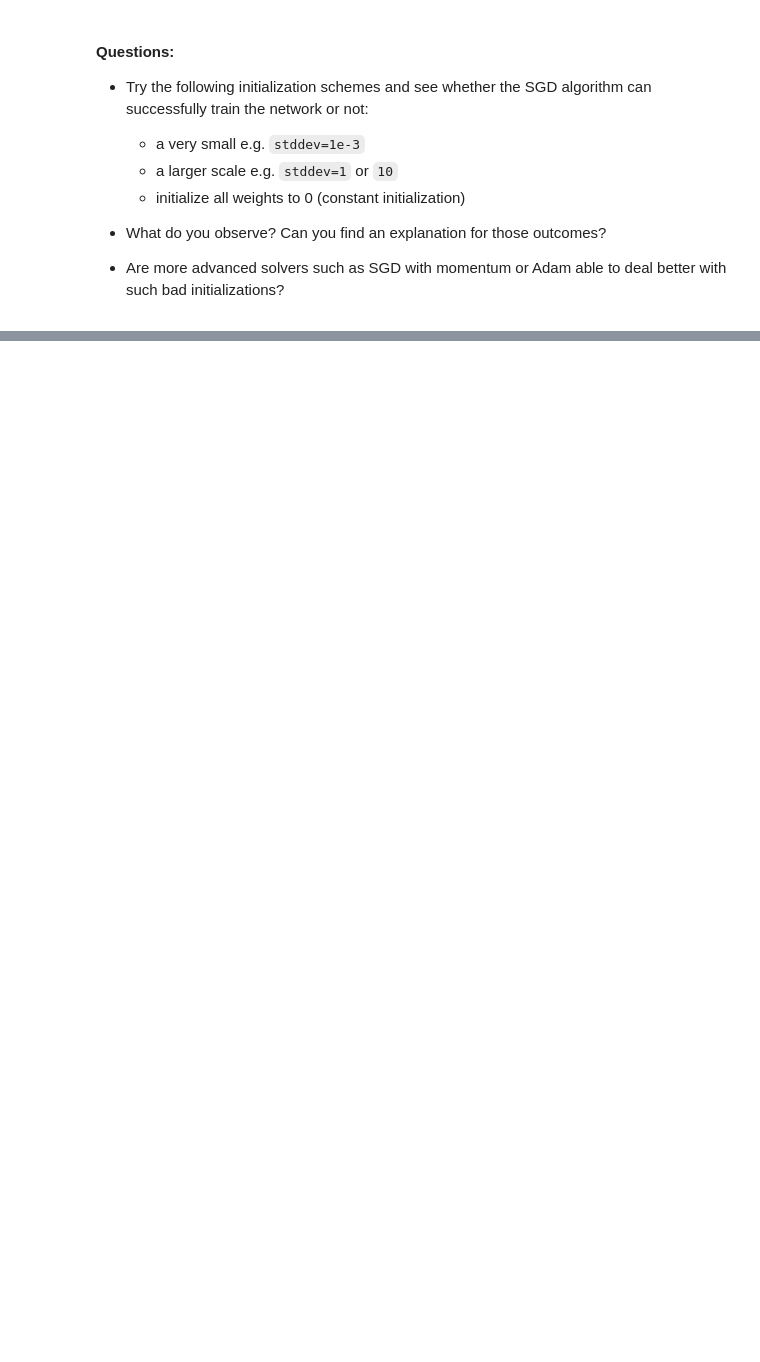
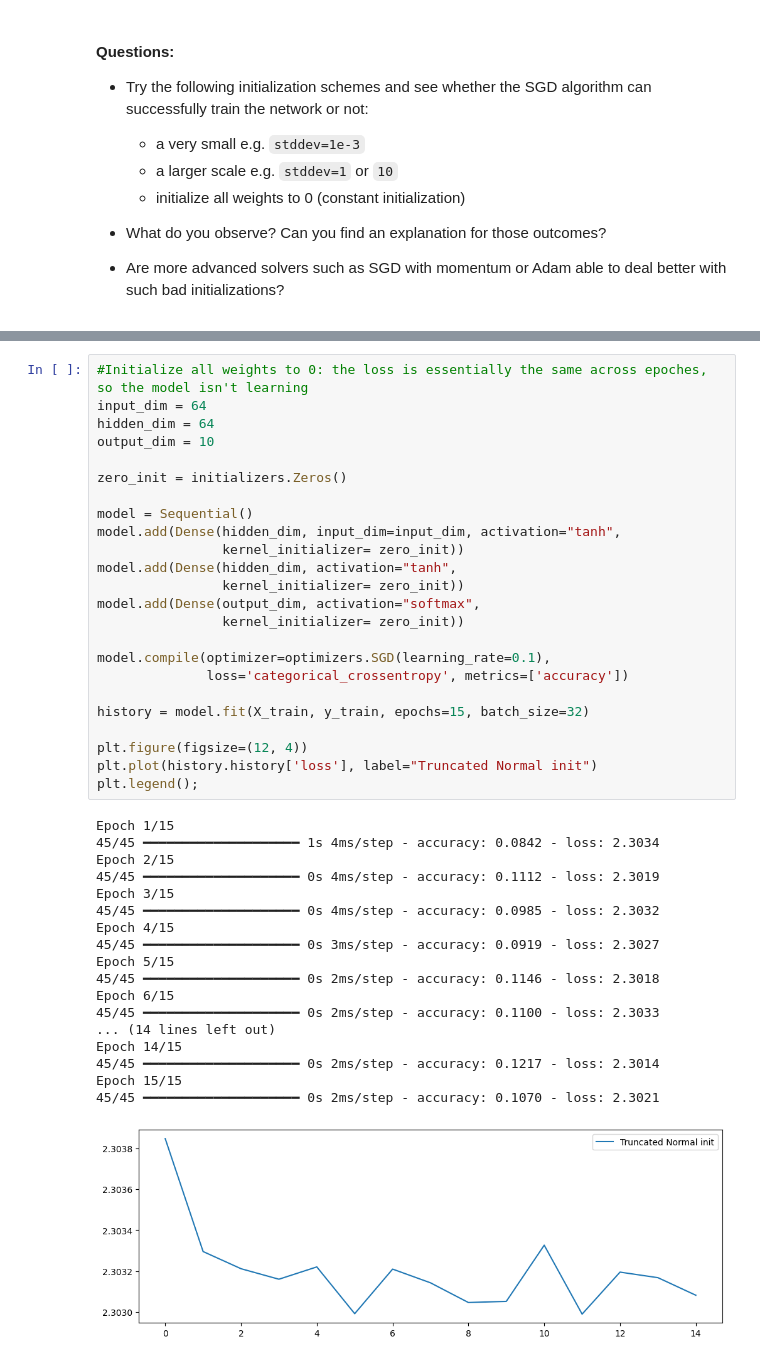
Before and after one commit to c123afk/deep_learning, a Jupyter notebook: 01_materials/labs/lab_1.ipynb, the cells around one changed output, grey strips where cells are left out. Saved outputs shown, nothing was run; the diff lists cells and outputs as text; blank space fills up the shorter version.

```diff
--- a/01_materials/labs/lab_1.ipynb
+++ b/01_materials/labs/lab_1.ipynb
@@ -481,0 +761,43 @@ model.layers[0].weights
+# %%
+#Initialize all weights to 0: the loss is essentially the same across epoches, so the model isn't learning
+input_dim = 64
+hidden_dim = 64
+output_dim = 10
+
+zero_init = initializers.Zeros()
+
+model = Sequential()
+model.add(Dense(hidden_dim, input_dim=input_dim, activation="tanh",
+                kernel_initializer= zero_init))
+model.add(Dense(hidden_dim, activation="tanh",
+                kernel_initializer= zero_init))
+model.add(Dense(output_dim, activation="softmax",
+                kernel_initializer= zero_init))
+
+model.compile(optimizer=optimizers.SGD(learning_rate=0.1),
+              loss='categorical_crossentropy', metrics=['accuracy'])
+
+history = model.fit(X_train, y_train, epochs=15, batch_size=32)
+
+plt.figure(figsize=(12, 4))
+plt.plot(history.history['loss'], label="Truncated Normal init")
+plt.legend();
+# %% [output]
+Epoch 1/15
+45/45 ━━━━━━━━━━━━━━━━━━━━ 1s 4ms/step - accuracy: 0.0842 - loss: 2.3034
+Epoch 2/15
+45/45 ━━━━━━━━━━━━━━━━━━━━ 0s 4ms/step - accuracy: 0.1112 - loss: 2.3019
+Epoch 3/15
+45/45 ━━━━━━━━━━━━━━━━━━━━ 0s 4ms/step - accuracy: 0.0985 - loss: 2.3032
+Epoch 4/15
+45/45 ━━━━━━━━━━━━━━━━━━━━ 0s 3ms/step - accuracy: 0.0919 - loss: 2.3027
+Epoch 5/15
+45/45 ━━━━━━━━━━━━━━━━━━━━ 0s 2ms/step - accuracy: 0.1146 - loss: 2.3018
+Epoch 6/15
+45/45 ━━━━━━━━━━━━━━━━━━━━ 0s 2ms/step - accuracy: 0.1100 - loss: 2.3033
+... (14 lines left out)
+Epoch 14/15
+45/45 ━━━━━━━━━━━━━━━━━━━━ 0s 2ms/step - accuracy: 0.1217 - loss: 2.3014
+Epoch 15/15
+45/45 ━━━━━━━━━━━━━━━━━━━━ 0s 2ms/step - accuracy: 0.1070 - loss: 2.3021
+[figure, added]
```
Also changed, not shown: parts of 32 cells of this notebook.
